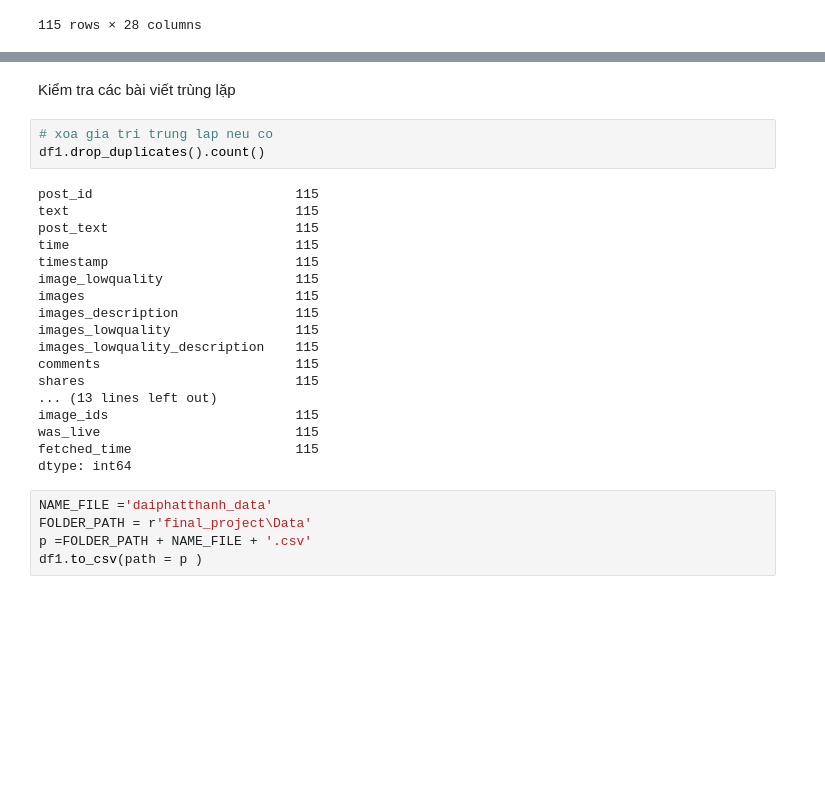
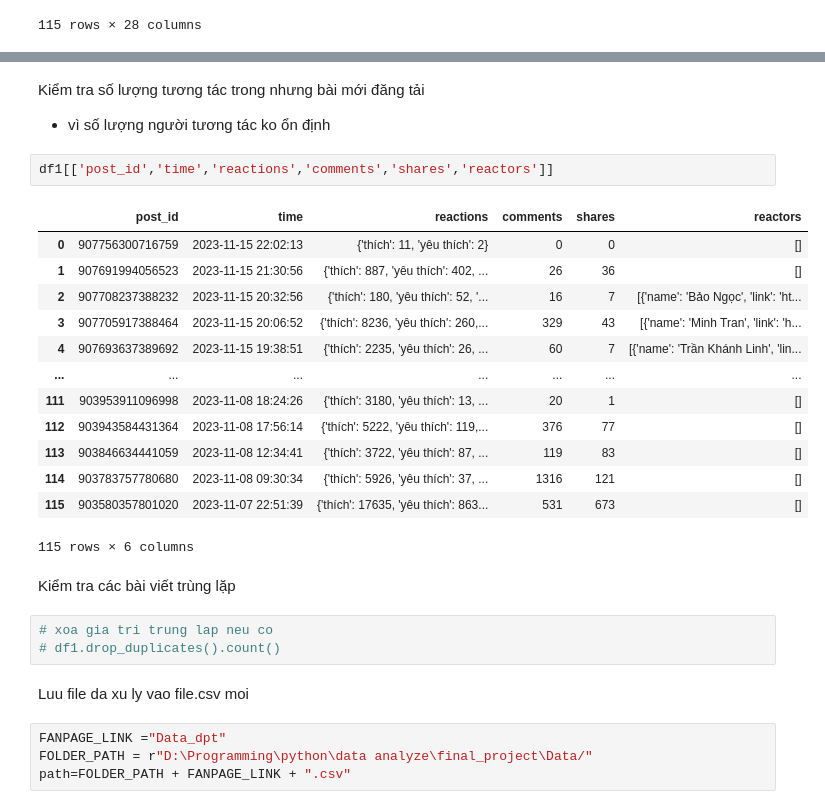
Before and after one commit to quyencanh203/final_project, a Jupyter notebook: 2Clearn.ipynb, the cells around one changed output, grey strips where cells are left out. Drawn from its saved outputs; the diff is of its cells as text; blank space fills up the shorter version.

```diff
--- a/2Clearn.ipynb
+++ b/2Clearn.ipynb
@@ -171,28 +255,30 @@ df1.shape
+# %% [markdown]
+Kiểm tra số lượng tương tác trong nhưng bài mới đăng tải
+- vì số lượng người tương tác ko ổn định
+# %%
+df1[['post_id','time','reactions','comments','shares','reactors']]
+# %% [output]
+|  | post_id | time | reactions | comments | shares | reactors |
+| 0 | 907756300716759 | 2023-11-15 22:02:13 | {'thích': 11, 'yêu thích': 2} | 0 | 0 | [] |
+| 1 | 907691994056523 | 2023-11-15 21:30:56 | {'thích': 887, 'yêu thích': 402, ... | 26 | 36 | [] |
+| 2 | 907708237388232 | 2023-11-15 20:32:56 | {'thích': 180, 'yêu thích': 52, '... | 16 | 7 | [{'name': 'Bảo Ngọc', 'link': 'ht... |
+| 3 | 907705917388464 | 2023-11-15 20:06:52 | {'thích': 8236, 'yêu thích': 260,... | 329 | 43 | [{'name': 'Minh Tran', 'link': 'h... |
+| 4 | 907693637389692 | 2023-11-15 19:38:51 | {'thích': 2235, 'yêu thích': 26, ... | 60 | 7 | [{'name': 'Trần Khánh Linh', 'lin... |
+| ... | ... | ... | ... | ... | ... | ... |
+| 111 | 903953911096998 | 2023-11-08 18:24:26 | {'thích': 3180, 'yêu thích': 13, ... | 20 | 1 | [] |
+| 112 | 903943584431364 | 2023-11-08 17:56:14 | {'thích': 5222, 'yêu thích': 119,... | 376 | 77 | [] |
+| 113 | 903846634441059 | 2023-11-08 12:34:41 | {'thích': 3722, 'yêu thích': 87, ... | 119 | 83 | [] |
+| 114 | 903783757780680 | 2023-11-08 09:30:34 | {'thích': 5926, 'yêu thích': 37, ... | 1316 | 121 | [] |
+| 115 | 903580357801020 | 2023-11-07 22:51:39 | {'thích': 17635, 'yêu thích': 863... | 531 | 673 | [] |
+115 rows × 6 columns
 # %% [markdown]
 Kiểm tra các bài viết trùng lặp
 # %%
 # xoa gia tri trung lap neu co
-df1.drop_duplicates().count()
+# df1.drop_duplicates().count()
-# %% [output]
-post_id                          115
-text                             115
-post_text                        115
-time                             115
-timestamp                        115
-image_lowquality                 115
-images                           115
-images_description               115
-images_lowquality                115
-images_lowquality_description    115
-comments                         115
-shares                           115
-... (13 lines left out)
-image_ids                        115
-was_live                         115
-fetched_time                     115
-dtype: int64
-# %%
-NAME_FILE ='daiphatthanh_data'
-FOLDER_PATH = r'final_project\Data'
-p =FOLDER_PATH + NAME_FILE + '.csv'
-df1.to_csv(path = p )
+# %% [markdown]
+Luu file da xu ly vao file.csv moi
+# %%
+FANPAGE_LINK ="Data_dpt"
+FOLDER_PATH = r"D:\Programming\python\data analyze\final_project\Data/"
+path=FOLDER_PATH + FANPAGE_LINK + ".csv"
```
Also changed, not shown: parts of 11 cells of this notebook, 2 other files.
